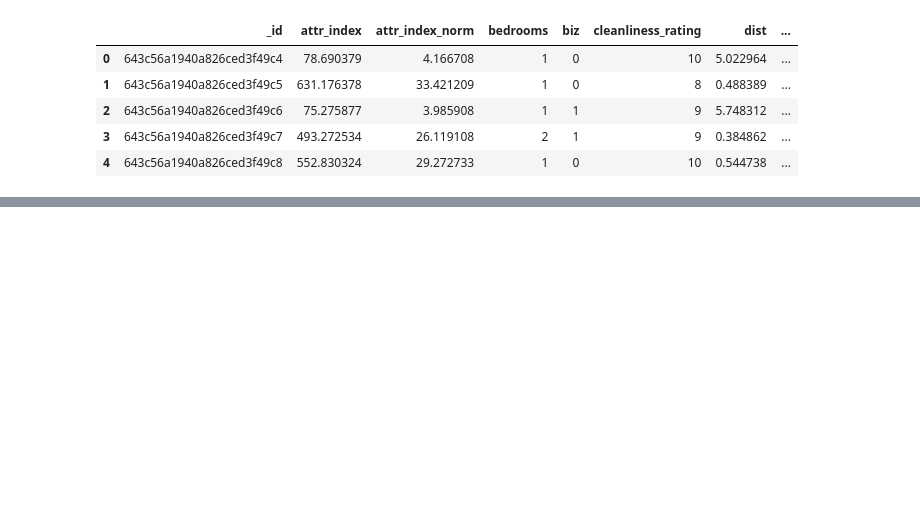
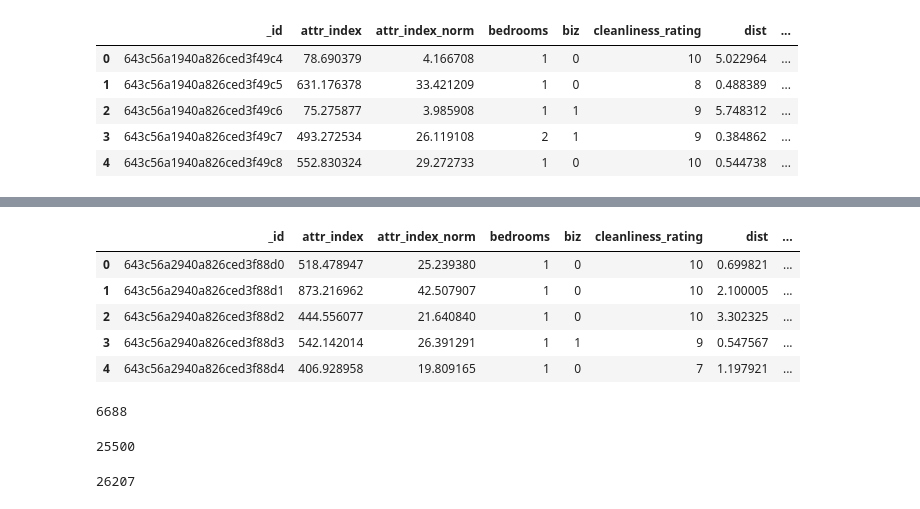
Before and after one commit to shinhaeyoon/Project3_Airbnb-Data-Analysis, a Jupyter notebook: database.ipynb, the cells around one changed output, grey strips where cells are left out. Cells and saved outputs as stored; diff of their text form; code cells hidden in the pictures; blank space fills up the shorter version.

```diff
--- a/database.ipynb
+++ b/database.ipynb
@@ -16 +33,10 @@ weekdaysdb.head()
+# %%
+df4.head()
+# %% [output]
+|  | _id | attr_index | attr_index_norm | bedrooms | biz | cleanliness_rating | dist | ... |
+| 0 | 643c56a2940a826ced3f88d0 | 518.478947 | 25.239380 | 1 | 0 | 10 | 0.699821 | ... |
+| 1 | 643c56a2940a826ced3f88d1 | 873.216962 | 42.507907 | 1 | 0 | 10 | 2.100005 | ... |
+| 2 | 643c56a2940a826ced3f88d2 | 444.556077 | 21.640840 | 1 | 0 | 10 | 3.302325 | ... |
+| 3 | 643c56a2940a826ced3f88d3 | 542.142014 | 26.391291 | 1 | 1 | 9 | 0.547567 | ... |
+| 4 | 643c56a2940a826ced3f88d4 | 406.928958 | 19.809165 | 1 | 0 | 7 | 1.197921 | ... |
 # %%
@@ -34 +54,5 @@ c.execute('''
 conn.commit()
+# %%
+df4.to_sql('paris', conn, if_exists='append', index = False)
+# %% [output]
+6688
@@ -34,0 +91,9 @@ conn.commit()
+# %%
+# write the data to a sqlite table
+weekdaysdb.to_sql('weekdays', conn, if_exists='append', index = False)
+# %% [output]
+25500
+# %%
+weekendsdb.to_sql('weekends', conn, if_exists='append', index = False)
+# %% [output]
+26207
```
Also changed, not shown: parts of 9 cells of this notebook, 5 other files.
